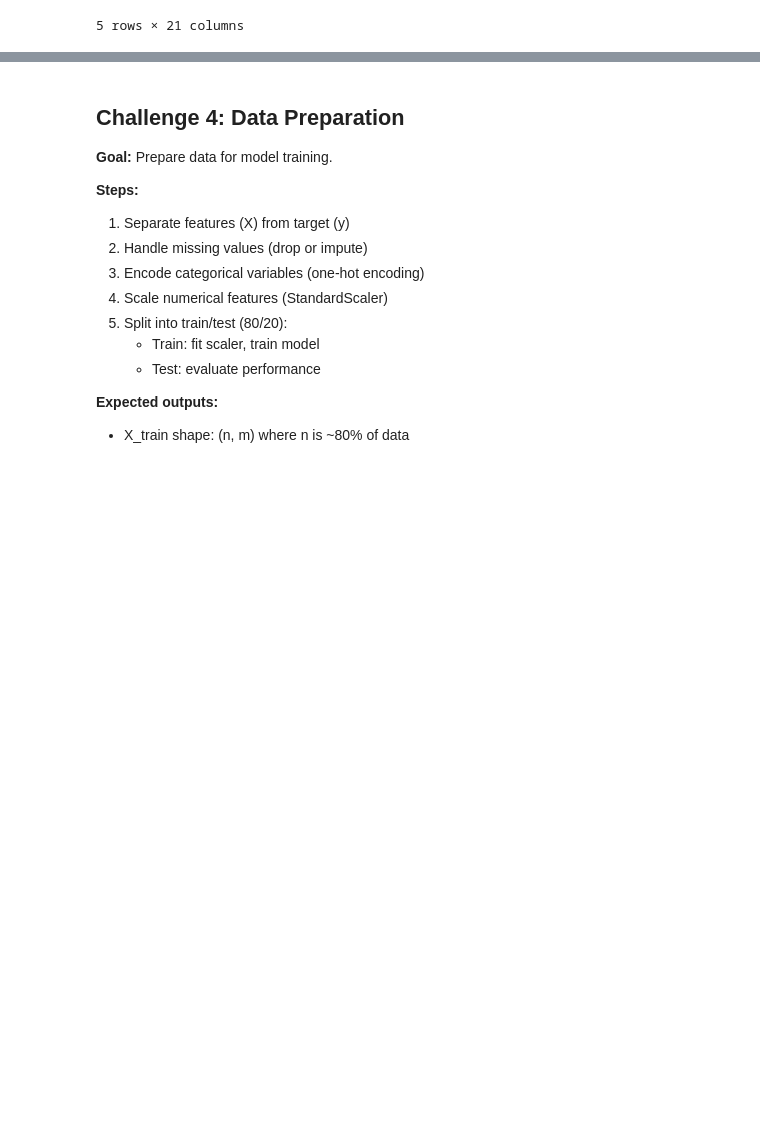
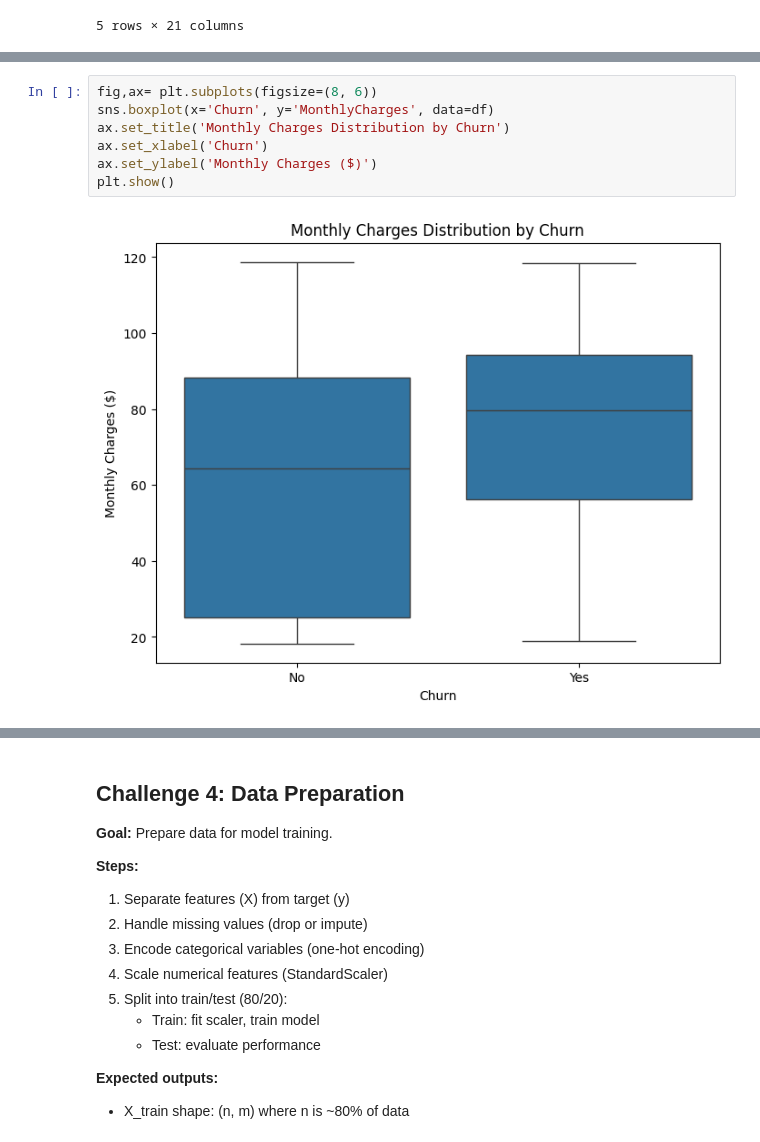
Before and after one commit to jjcatulle/AI-ML-refresher, a Jupyter notebook: phases/phase1/completed/STARTER_Weeks4-5_ChurnPredictor.ipynb, the cells around one changed output, grey strips where cells are left out. Cells and saved outputs as stored; diff of their text form; blank space fills up the shorter version.

```diff
--- a/phases/phase1/completed/STARTER_Weeks4-5_ChurnPredictor.ipynb
+++ b/phases/phase1/completed/STARTER_Weeks4-5_ChurnPredictor.ipynb
@@ -320,0 +513,9 @@ plt.show()
+# %%
+fig,ax= plt.subplots(figsize=(8, 6))
+sns.boxplot(x='Churn', y='MonthlyCharges', data=df)
+ax.set_title('Monthly Charges Distribution by Churn')
+ax.set_xlabel('Churn')
+ax.set_ylabel('Monthly Charges ($)')
+plt.show()
+# %% [output]
+[figure, added]
```
Also changed, not shown: parts of 71 cells of this notebook.
